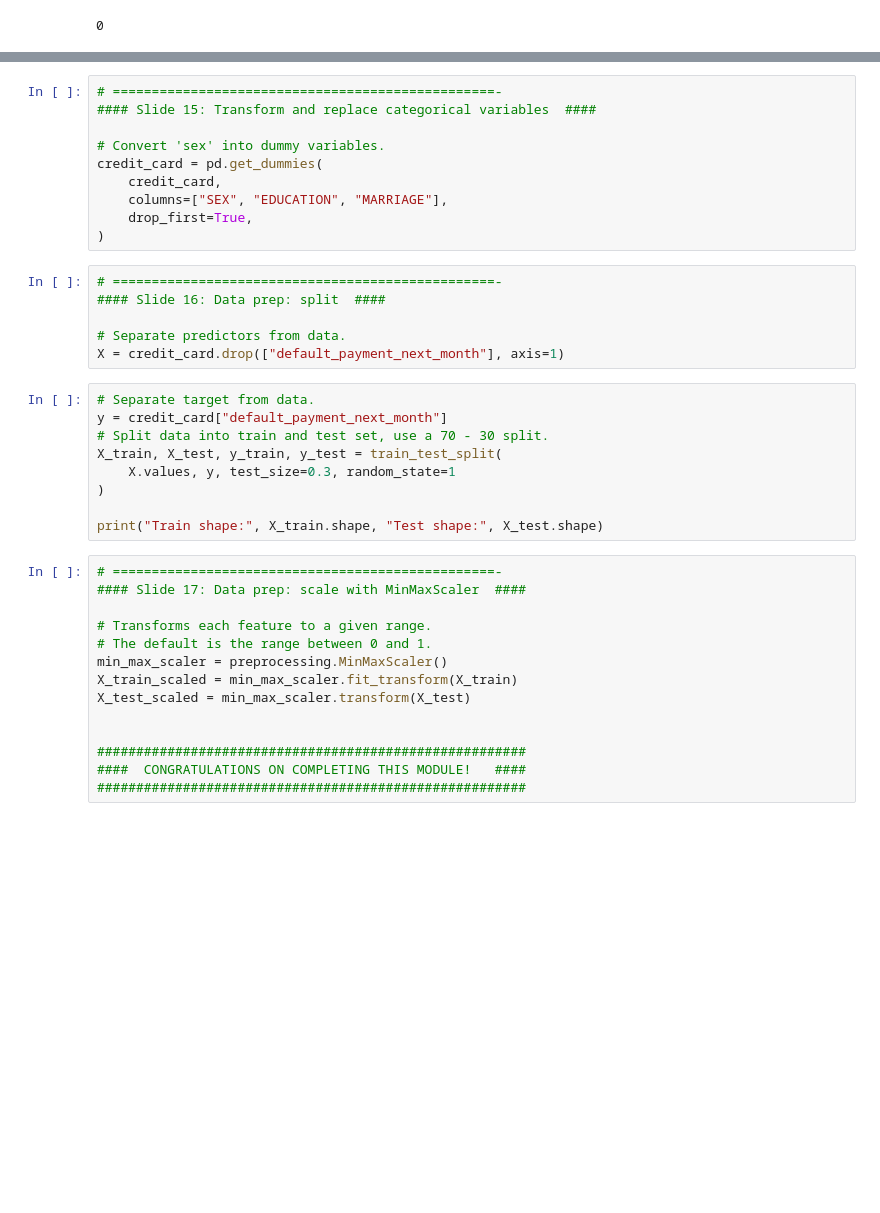
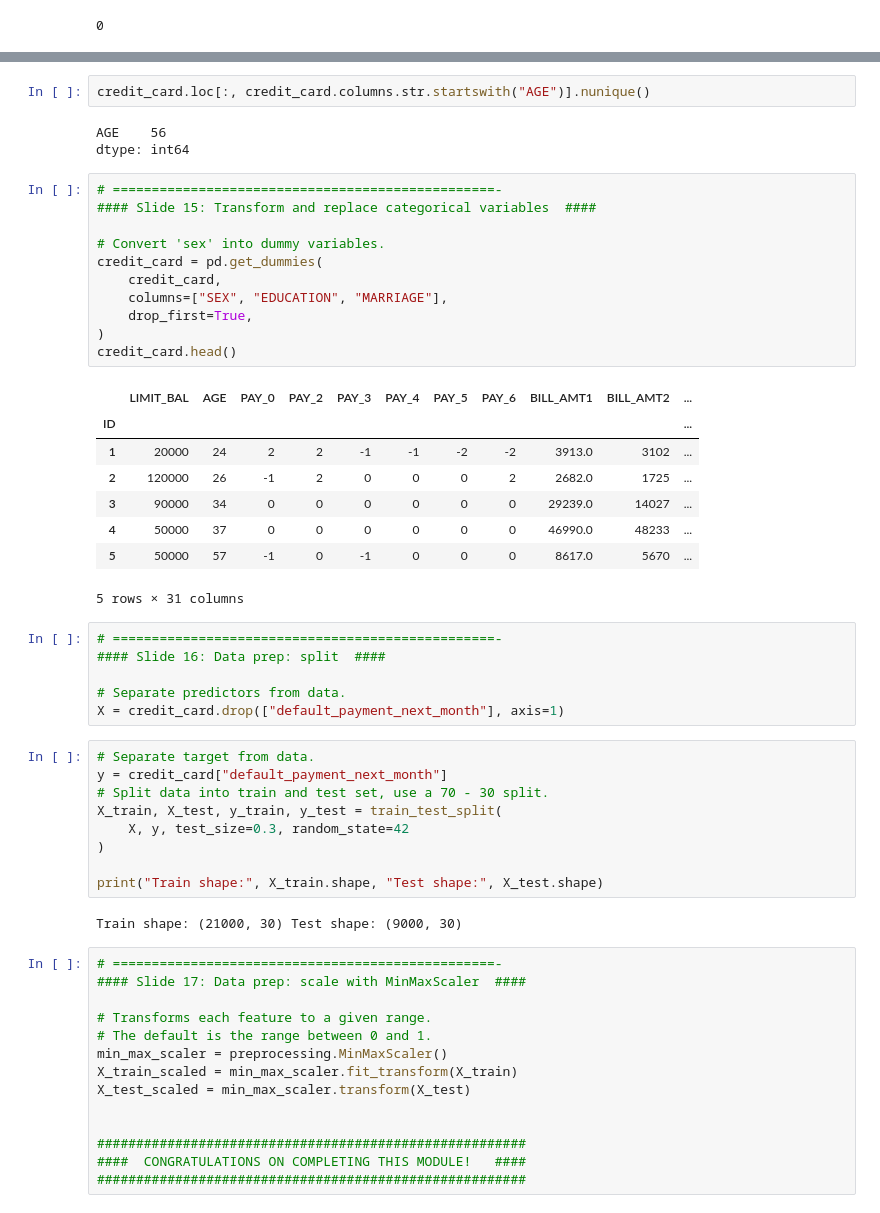
Before and after one commit to maptv/IntrotoNeural_Networks, a Jupyter notebook: IntroToNeuralNetworks/2-BuildingNeuralNetworks/2-BuildingNeuralNetworks-code.ipynb, the cells around one changed output, grey strips where cells are left out. Drawn from its saved outputs; the diff is of its cells as text; blank space fills up the shorter version.

```diff
--- a/IntroToNeuralNetworks/2-BuildingNeuralNetworks/2-BuildingNeuralNetworks-code.ipynb
+++ b/IntroToNeuralNetworks/2-BuildingNeuralNetworks/2-BuildingNeuralNetworks-code.ipynb
@@ -160,13 +188,28 @@ credit_card
+# %%
+credit_card.loc[:, credit_card.columns.str.startswith("AGE")].nunique()
+# %% [output]
+AGE    56
+dtype: int64
 # %%
 # =================================================-
 #### Slide 15: Transform and replace categorical variables  ####
 
 # Convert 'sex' into dummy variables.
 credit_card = pd.get_dummies(
     credit_card,
     columns=["SEX", "EDUCATION", "MARRIAGE"],
     drop_first=True,
 )
+credit_card.head()
+# %% [output]
+|  | LIMIT_BAL | AGE | PAY_0 | PAY_2 | PAY_3 | PAY_4 | PAY_5 | PAY_6 | BILL_AMT1 | BILL_AMT2 | ... |
+| ID |  |  |  |  |  |  |  |  |  |  | ... |
+| 1 | 20000 | 24 | 2 | 2 | -1 | -1 | -2 | -2 | 3913.0 | 3102 | ... |
+| 2 | 120000 | 26 | -1 | 2 | 0 | 0 | 0 | 2 | 2682.0 | 1725 | ... |
+| 3 | 90000 | 34 | 0 | 0 | 0 | 0 | 0 | 0 | 29239.0 | 14027 | ... |
+| 4 | 50000 | 37 | 0 | 0 | 0 | 0 | 0 | 0 | 46990.0 | 48233 | ... |
+| 5 | 50000 | 57 | -1 | 0 | -1 | 0 | 0 | 0 | 8617.0 | 5670 | ... |
+5 rows × 31 columns
 # %%
 # =================================================-
 #### Slide 16: Data prep: split  ####
@@ -178,10 +221,12 @@ X = credit_card.drop(["default_payment_next_month"], axis=1)
 y = credit_card["default_payment_next_month"]
 # Split data into train and test set, use a 70 - 30 split.
 X_train, X_test, y_train, y_test = train_test_split(
-    X.values, y, test_size=0.3, random_state=1
+    X, y, test_size=0.3, random_state=42
 )
 
 print("Train shape:", X_train.shape, "Test shape:", X_test.shape)
+# %% [output]
+Train shape: (21000, 30) Test shape: (9000, 30)
 # %%
 # =================================================-
 #### Slide 17: Data prep: scale with MinMaxScaler  ####
```
Also changed, not shown: parts of 8 cells of this notebook.
